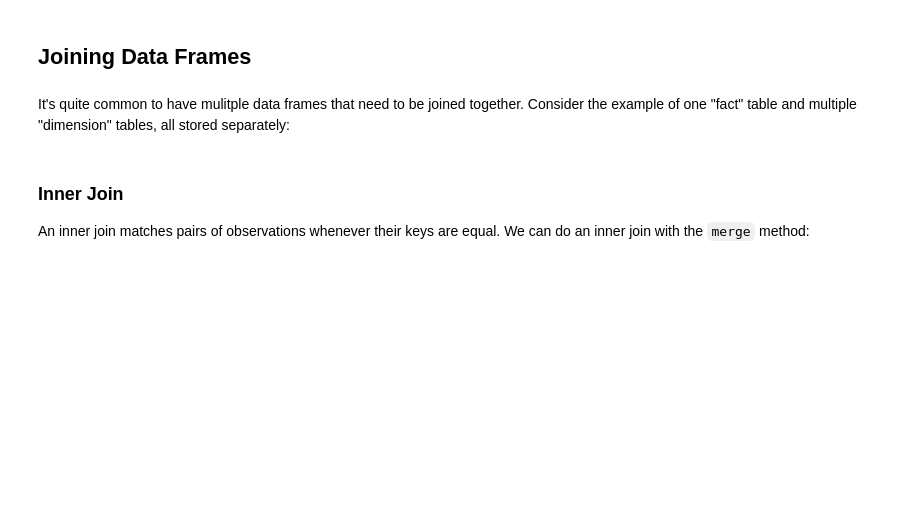
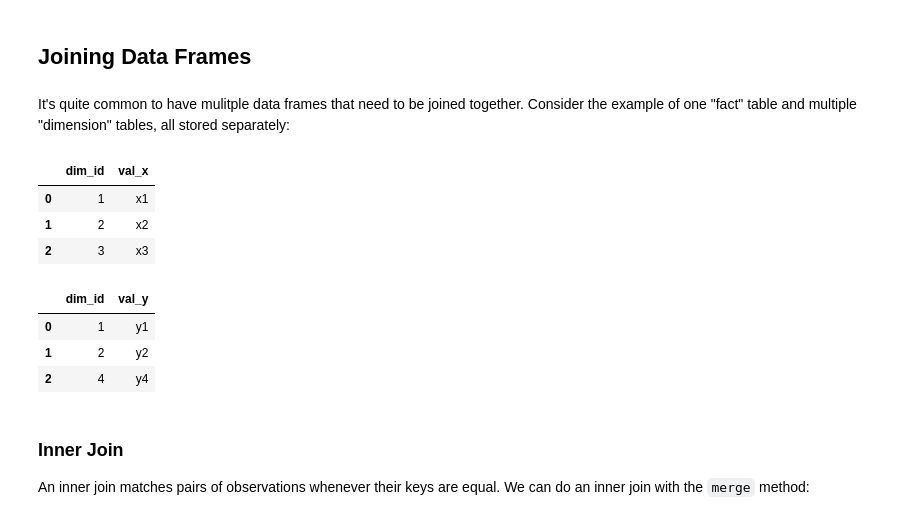
Before and after one commit to uc-python/python-training-cincinnati-insurance, a Jupyter notebook: notebooks/11-Advanced-Pandas.ipynb, the cells around one changed output. Drawn from its saved outputs; the diff is of its cells as text; code cells hidden in the pictures; blank space fills up the shorter version.

```diff
--- a/notebooks/11-Advanced-Pandas.ipynb
+++ b/notebooks/11-Advanced-Pandas.ipynb
@@ -26,6 +26,20 @@ dim = (
         'val_y': ['y1', 'y2', 'y4']
     })
 )
+# %%
+fact
+# %% [output]
+|  | dim_id | val_x |
+| 0 | 1 | x1 |
+| 1 | 2 | x2 |
+| 2 | 3 | x3 |
+# %%
+dim
+# %% [output]
+|  | dim_id | val_y |
+| 0 | 1 | y1 |
+| 1 | 2 | y2 |
+| 2 | 4 | y4 |
 # %% [markdown]
 ### Inner Join
 
```
Also changed, not shown: parts of 4 cells of this notebook.
